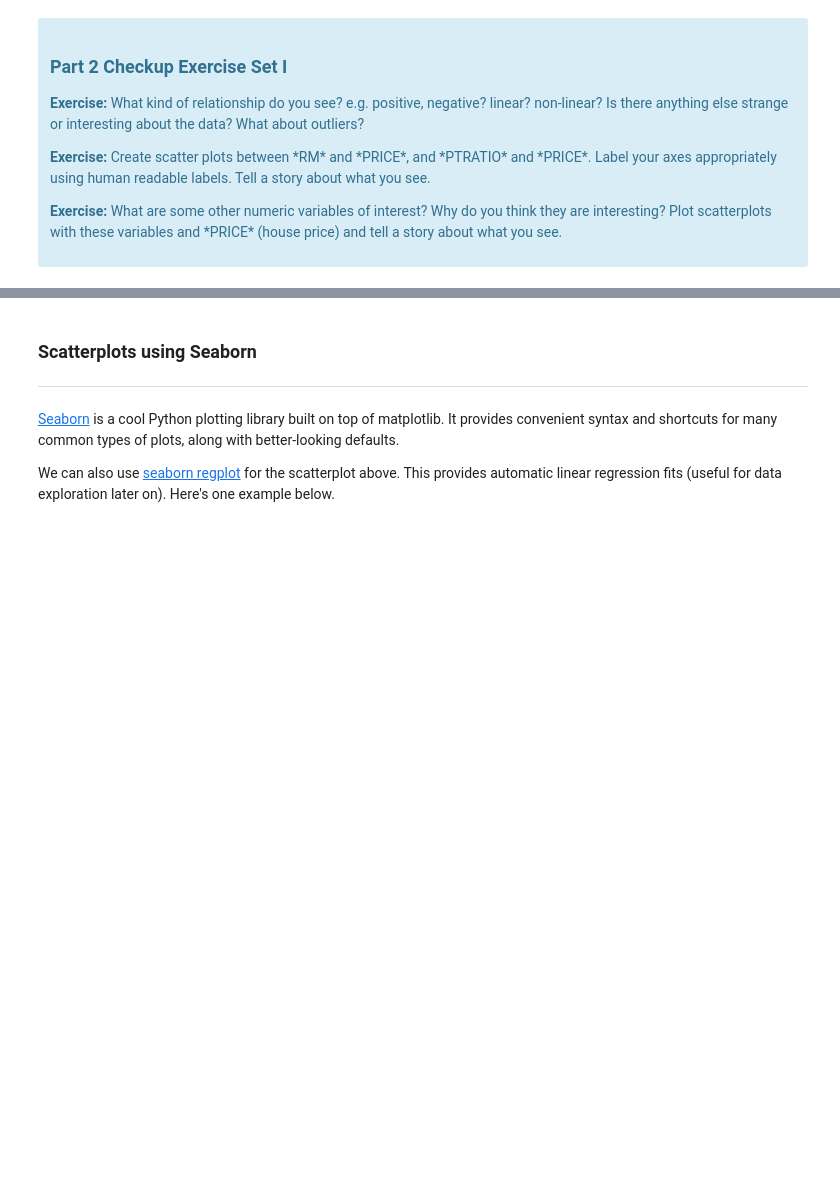
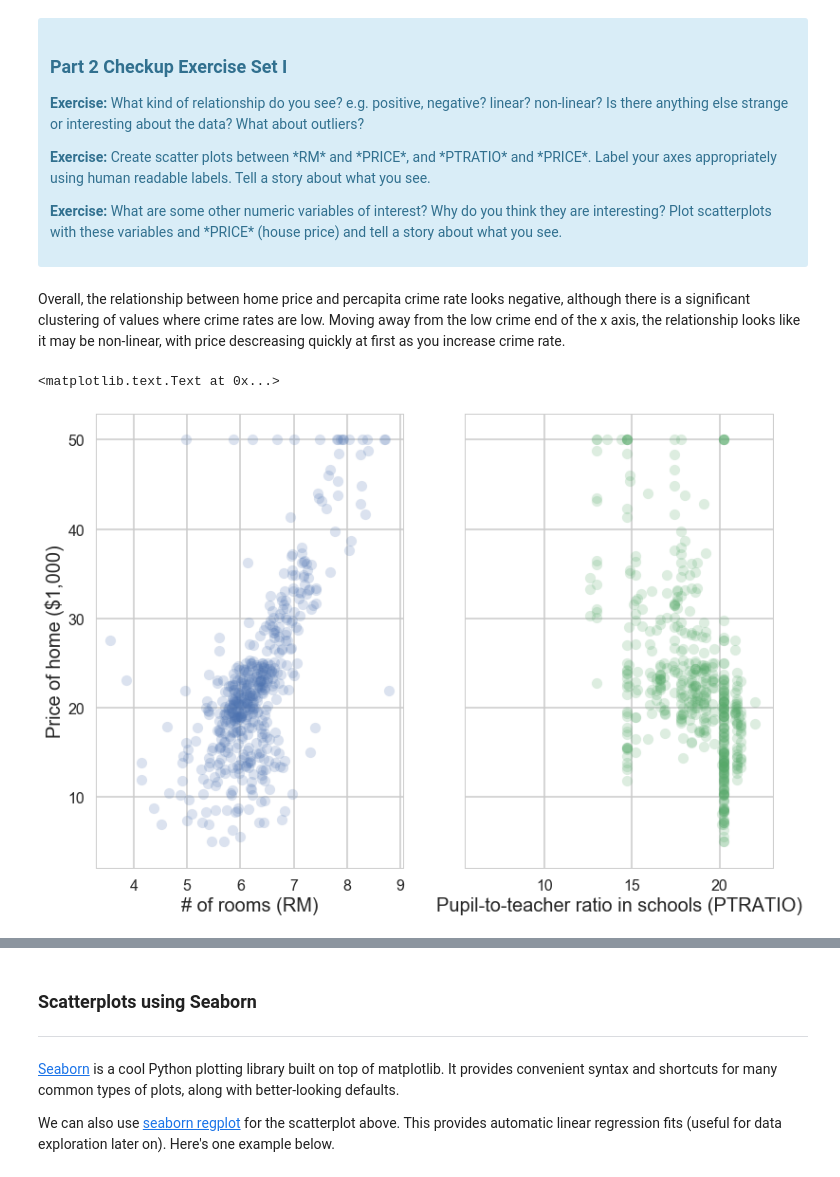
Before and after one commit to mskaerthomason/Springboard-Projects, a Jupyter notebook: linear_regression/Mini_Project_Linear_Regression.ipynb, the cells around one changed output, grey strips where cells are left out. Drawn from its saved outputs; the diff is of its cells as text; code cells hidden in the pictures; blank space fills up the shorter version.

```diff
--- a/linear_regression/Mini_Project_Linear_Regression.ipynb
+++ b/linear_regression/Mini_Project_Linear_Regression.ipynb
@@ -243,9 +279,22 @@ plt.title("Relationship between CRIM and Price")
 </div>
 # %%
 # your turn: describe relationship
+# %% [markdown]
+Overall, the relationship between home price and percapita crime rate looks negative, although there is a significant clustering of values where crime rates are low. Moving away from the low crime end of the x axis, the relationship looks like it may be non-linear, with price descreasing quickly at first as you increase crime rate.
 # %%
 # your turn: scatter plot between *RM* and *PRICE*
 # %%
 # your turn: scatter plot between *PTRATIO* and *PRICE*
+# %%
+fig, axes =  plt.subplots(1,2,sharey=True)
+sns.regplot(bos['RM'], bos['PRICE'], scatter_kws={'alpha':0.2}, ax=axes[0],fit_reg=False)
+sns.regplot(bos['PTRATIO'], bos['PRICE'], scatter_kws={'alpha':0.2},ax=axes[1],fit_reg=False)
+axes[0].set_xlabel('# of rooms (RM)',fontsize=20)
+axes[1].set_xlabel('Pupil-to-teacher ratio in schools (PTRATIO)',fontsize=20)
+axes[0].set_ylabel('Price of home ($1,000)',fontsize=20)
+axes[1].set_ylabel('')
+# %% [output]
+<matplotlib.text.Text at 0x...>
+[figure, added]
 # %%
 # your turn: create some other scatter plots
```
Also changed, not shown: parts of 13 cells of this notebook.
